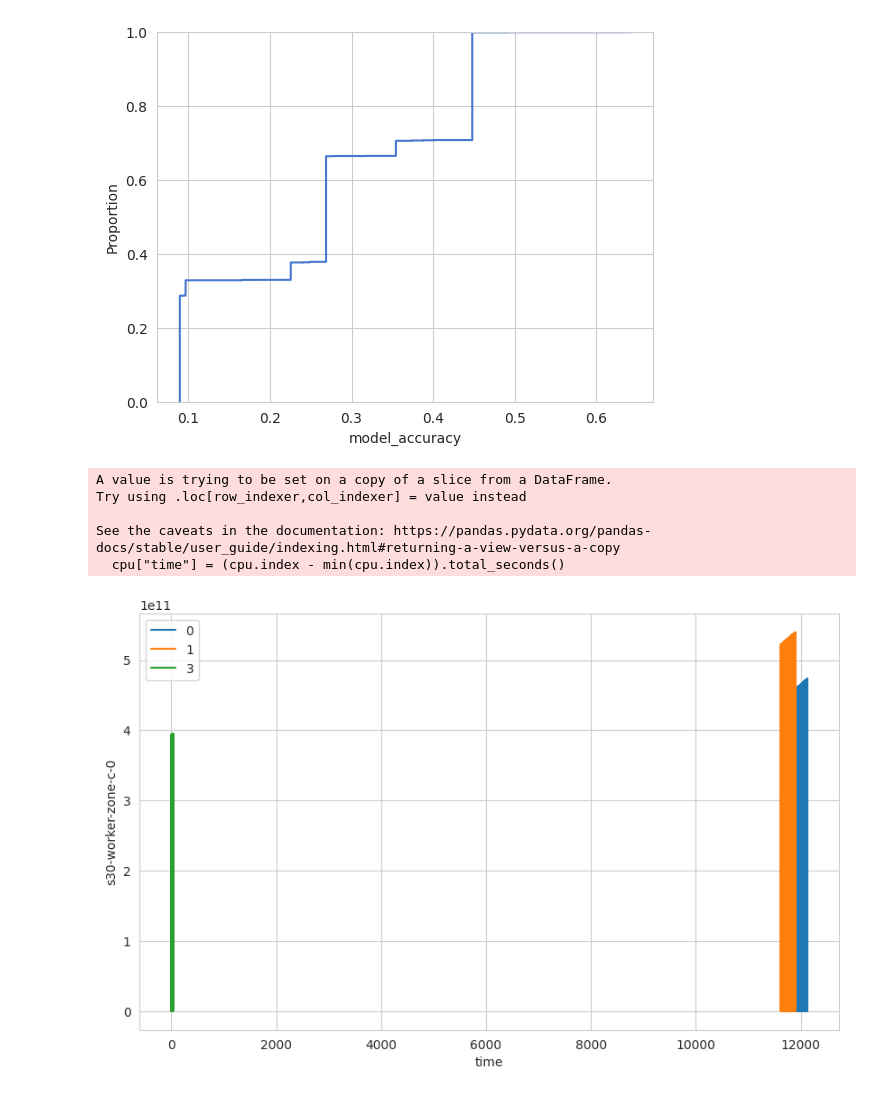
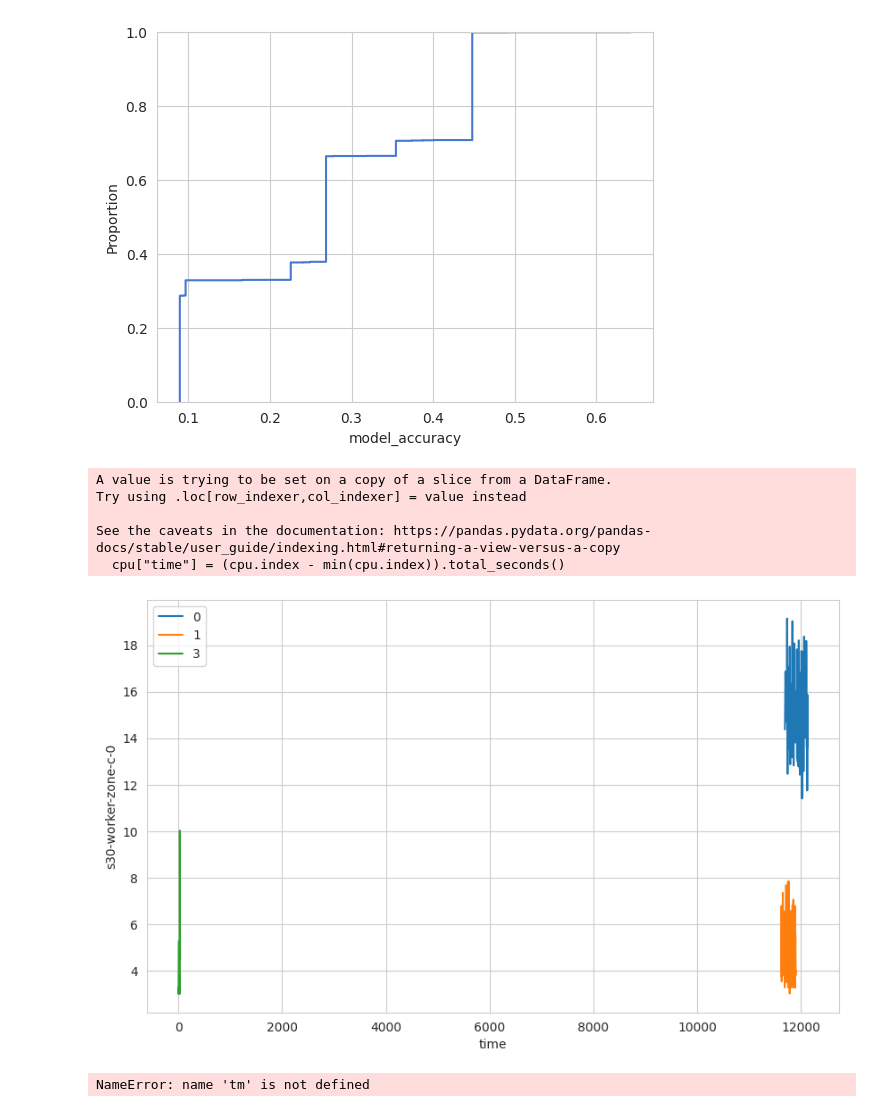
Before and after one commit to silv-io/mulambda-experiments, a Jupyter notebook: mulambda-experiments/evaluate_experiment.ipynb, the cells around one changed output. Cells and saved outputs as stored; diff of their text form; code cells hidden in the pictures.

```diff
--- a/mulambda-experiments/evaluate_experiment.ipynb
+++ b/mulambda-experiments/evaluate_experiment.ipynb
@@ -49,0 +48,2 @@ exp_id = '202309220006-9452'
+# %%
+exp_id = '202309281051-3c76'
@@ -141,31 +152,35 @@ sns.ecdfplot(data=transformed, x="model_accuracy")
 # %%
 # tm = tm[tm["metric"] == "kubernetes_cgrp_cpu"]
 # tm = tm[tm["node"] == "s30-worker-zone-c-0"]
 #
 # tm.value.unique()
 
 import matplotlib.pyplot as plt
 import seaborn as sns
 
-cpu = tm[tm["metric"] == "kubernetes_cgrp_cpu"]
+cpu = tm[tm["metric"] == "cpu"]
 cpu["time"] = (cpu.index - min(cpu.index)).total_seconds()
 cpu = cpu.drop_duplicates(subset=["time"])
 
 
 pv = cpu.pivot(index="time", columns="node", values="value")
 
 pv.reset_index(inplace=True)
 plt.figure(figsize=(10, 6))
 sns.lineplot(data=pv, x="time", y="s30-worker-zone-c-0", label="0")
 sns.lineplot(data=pv, x="time", y="s30-worker-zone-c-1", label="1")
 # sns.lineplot(data=pv, x="time", y="s30-worker-zone-c-2", label="2")
 sns.lineplot(data=pv, x="time", y="s30-worker-zone-c-3", label="3")
 plt.legend()
 plt.show()
 # %% [output]
 A value is trying to be set on a copy of a slice from a DataFrame.
 Try using .loc[row_indexer,col_indexer] = value instead
 
 See the caveats in the documentation: https://pandas.pydata.org/pandas-docs/stable/user_guide/indexing.html#returning-a-view-versus-a-copy
   cpu["time"] = (cpu.index - min(cpu.index)).total_seconds()
-[figure, old version]
+[figure, new version]
+# %%
+tm
+# %% [output]
+NameError: name 'tm' is not defined
```
Also changed, not shown: parts of 5 cells of this notebook, 2 other files.
